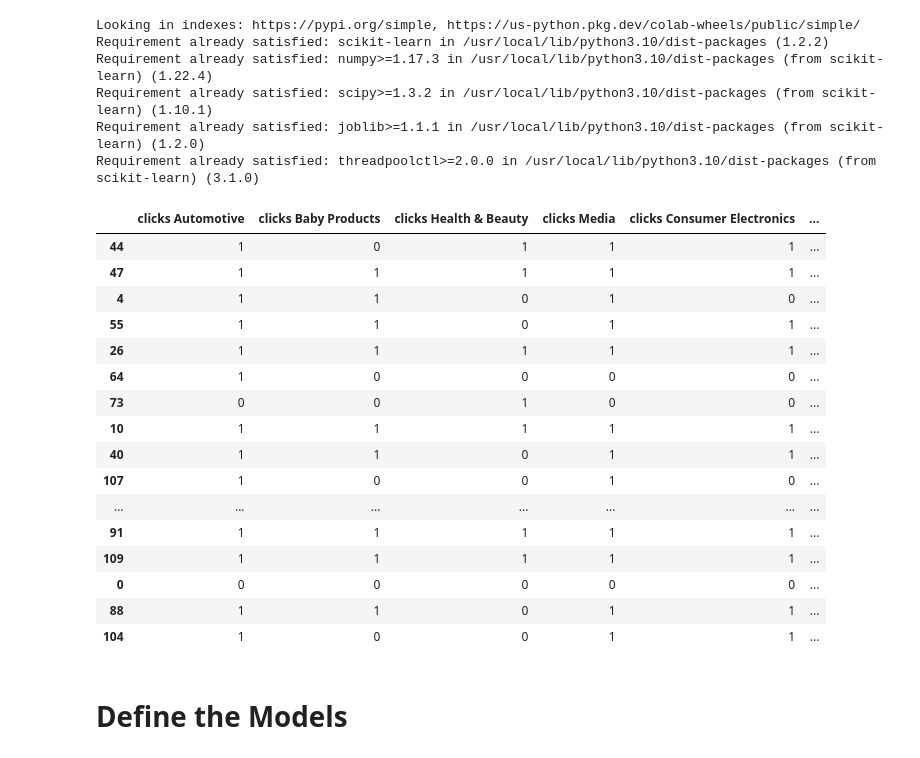
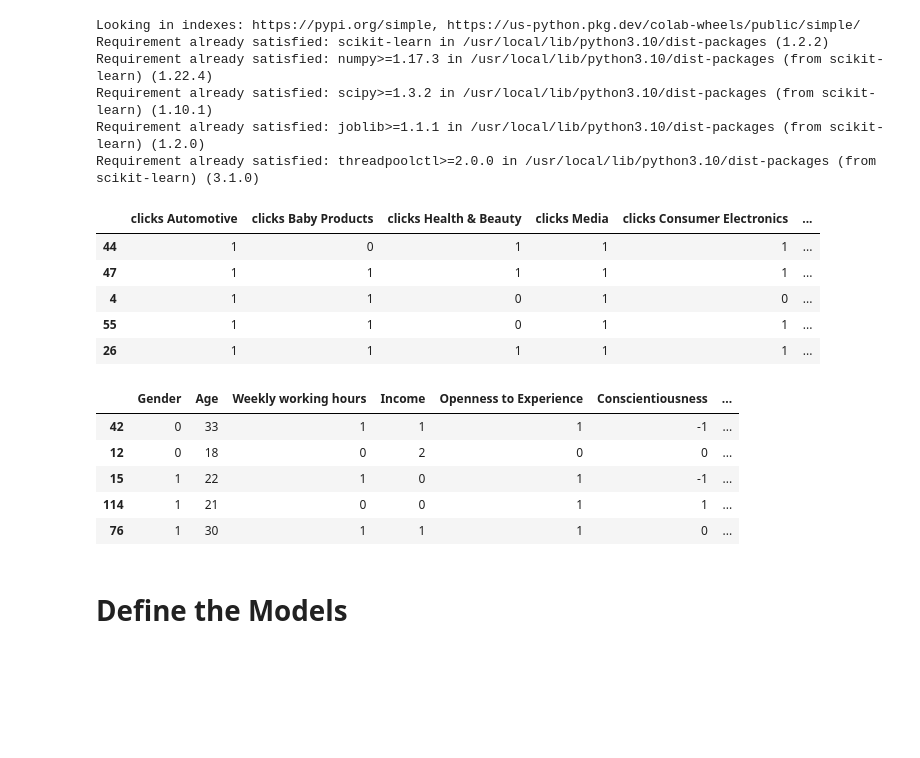
Before and after one commit to torchflash/MMAI831-Team-Project, a Jupyter notebook: Amir/MMAI831_AI_in_Marketing_EMC_SV_Model_Development.ipynb, the cells around one changed output. Saved outputs shown, nothing was run; the diff lists cells and outputs as text; code cells hidden in the pictures; blank space fills up the shorter version.

```diff
--- a/Amir/MMAI831_AI_in_Marketing_EMC_SV_Model_Development.ipynb
+++ b/Amir/MMAI831_AI_in_Marketing_EMC_SV_Model_Development.ipynb
@@ -217,22 +201,20 @@ from sklearn.model_selection import train_test_split
 from sklearn.metrics import classification_report
 from tabulate import tabulate
 # %%
-y_test.head(20)
+y_test.head()
 # %% [output]
 |  | clicks Automotive | clicks Baby Products | clicks Health & Beauty | clicks Media | clicks Consumer Electronics | ... |
 | 44 | 1 | 0 | 1 | 1 | 1 | ... |
 | 47 | 1 | 1 | 1 | 1 | 1 | ... |
 | 4 | 1 | 1 | 0 | 1 | 0 | ... |
 | 55 | 1 | 1 | 0 | 1 | 1 | ... |
 | 26 | 1 | 1 | 1 | 1 | 1 | ... |
-| 64 | 1 | 0 | 0 | 0 | 0 | ... |
-| 73 | 0 | 0 | 1 | 0 | 0 | ... |
-| 10 | 1 | 1 | 1 | 1 | 1 | ... |
-| 40 | 1 | 1 | 0 | 1 | 1 | ... |
-| 107 | 1 | 0 | 0 | 1 | 0 | ... |
-| ... | ... | ... | ... | ... | ... | ... |
-| 91 | 1 | 1 | 1 | 1 | 1 | ... |
-| 109 | 1 | 1 | 1 | 1 | 1 | ... |
-| 0 | 0 | 0 | 0 | 0 | 0 | ... |
-| 88 | 1 | 1 | 0 | 1 | 1 | ... |
-| 104 | 1 | 0 | 0 | 1 | 1 | ... |
+# %%
+X_train.head()
+# %% [output]
+|  | Gender | Age | Weekly working hours | Income | Openness to Experience | Conscientiousness | ... |
+| 42 | 0 | 33 | 1 | 1 | 1 | -1 | ... |
+| 12 | 0 | 18 | 0 | 2 | 0 | 0 | ... |
+| 15 | 1 | 22 | 1 | 0 | 1 | -1 | ... |
+| 114 | 1 | 21 | 0 | 0 | 1 | 1 | ... |
+| 76 | 1 | 30 | 1 | 1 | 1 | 0 | ... |
```
Also changed, not shown: parts of 26 cells of this notebook.
